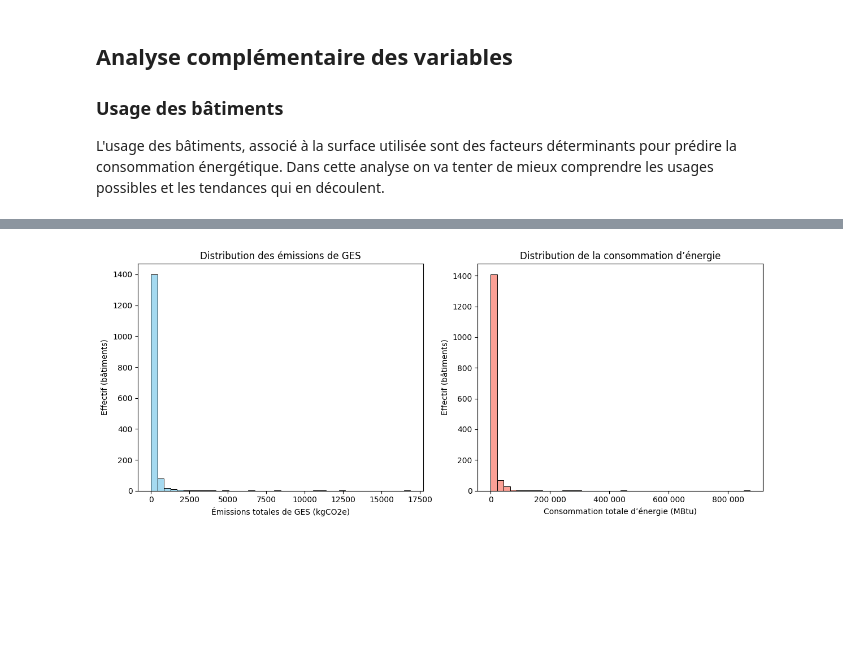
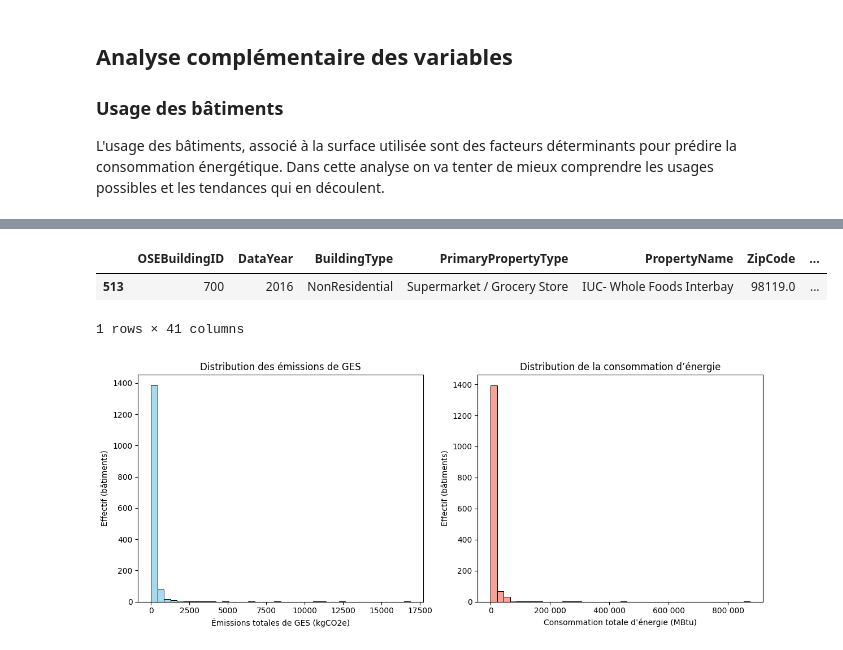
Before and after one commit to mgonzalez117/ai-engineer, a Jupyter notebook: p3/mission/1_analyse-exploratoire.ipynb, the cells around one changed output, grey strips where cells are left out. Cells and saved outputs as stored; diff of their text form; code cells hidden in the pictures; blank space fills up the shorter version.

```diff
--- a/p3/mission/1_analyse-exploratoire.ipynb
+++ b/p3/mission/1_analyse-exploratoire.ipynb
@@ -315,3 +322,13 @@ Avant de créer les features, nous allons définir les variables cibles.
+# %%
+sample_zeros = df[df['TotalGHGEmissions'] == 0].head(5)
+display(sample_zeros.head())
+
+# Suppression de la ligne incriminée
+df = df[df['OSEBuildingID'] != 700]
+# %% [output]
+|  | OSEBuildingID | DataYear | BuildingType | PrimaryPropertyType | PropertyName | ZipCode | ... |
+| 513 | 700 | 2016 | NonResidential | Supermarket / Grocery Store | IUC- Whole Foods Interbay | 98119.0 | ... |
+1 rows × 41 columns
 # %%
 import matplotlib.ticker as mticker
 
```
Also changed, not shown: parts of 6 cells of this notebook.
